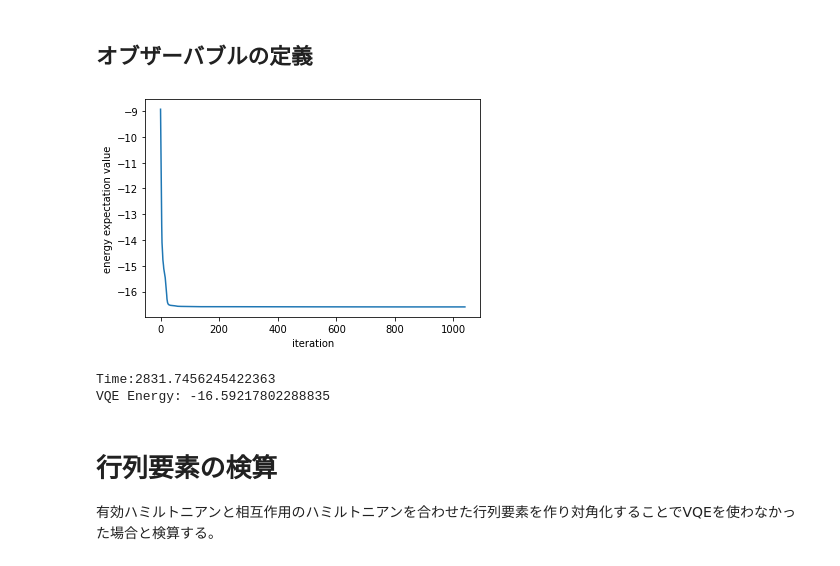
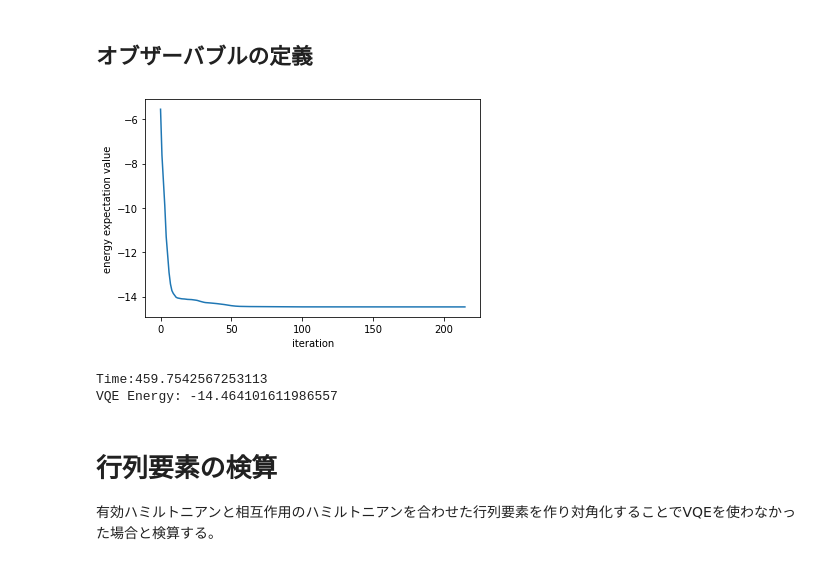
Before and after one commit to Noriaki416/DeepVQE, a Jupyter notebook: DeepVQE.ipynb, the cells around one changed output. Drawn from its saved outputs; the diff is of its cells as text; code cells hidden in the pictures.

```diff
--- a/DeepVQE.ipynb
+++ b/DeepVQE.ipynb
@@ -294,16 +435,18 @@ def get_projection(i, j, bit, K, sub_idx):
 # %%
 def get_local_basis_operator(psi1, psi2, K, sub_idx=0):
     bit_num = int(np.ceil(np.log2(K)))
-    op_list = []
+    coeff_op_list = []
     for i in range(bit_num):
-        op_list_temp = get_projection(int(psi1[i]), int(psi2[i]), i, K, sub_idx)
-        op_list.append(op_list_temp)
+        coeff_op_list_temp = get_projection(int(psi1[i]), int(psi2[i]), i, K, sub_idx)
+        coeff_op_list.append(coeff_op_list_temp)
     res = []
     for i in range(2):
         for j in range(2):
             for k in range(2):
-                coeff = op_list[0][i][0] * op_list[1][j][0] * op_list[2][k][0]
-                op = op_list[0][i][1] + " " +  op_list[1][j][1] + " " +  op_list[2][k][1]
+                #coeff = op_list[0][i][0] * op_list[1][j][0] * op_list[2][k][0]
+                #op = op_list[0][i][1] + " " +  op_list[1][j][1] + " " +  op_list[2][k][1]
+                coeff = coeff_op_list[0][i][0] * coeff_op_list[1][j][0] * coeff_op_list[2][k][0]
+                op = [coeff_op_list[0][i][1], coeff_op_list[1][j][1],  coeff_op_list[2][k][1]]
                 res.append((coeff, op))
     return res
 # %% [markdown]
@@ -363,12 +521,22 @@ len(V_eff_list)
 # %% [markdown]
 ## オブザーバブルの定義
-# %%
-n_bits = int(np.ceil(np.log2(K))) * 2
-observable = Observable(n_bits)
-for (coef, Pauli_string) in  H_eff_i_list:
-    observable.add_operator(coef, Pauli_string)
-for (coef, Pauli_string) in  V_eff_list:
-    observable.add_operator(coef, Pauli_string)
+# %%
+n_bits = int(np.ceil(np.log2(K))) * 2
+observable = Observable(n_bits)
+for (op_list, var_list), coeff in ham_eff.items():
+    #coeff_, op_list, var_list = contract_operators(op_list, var_list)
+    #print(coeff_)
+    Pauli_string = make_Pauli_string(op_list, var_list)
+    #observable.add_operator(coeff.real*coeff_, Pauli_string)
+    observable.add_operator(coeff.real, Pauli_string)
+
+var_list = [i for i in range(n_bits)]
+for op_list, coeff in v_eff.items():
+    #coeff_, op_list, var_list = contract_operators(op_list, var_list)
+    #print(coeff_)
+    Pauli_string = make_Pauli_string(op_list, var_list)
+    #print(op_list, Pauli_string)
+    observable.add_operator(coeff.real, Pauli_string)
 # %%
 def cost(phi):
     state = QuantumState(n_bits)
@@ -398,28 +582,28 @@ def make_ansatz_circuit(phi, n_bits, E, d=d):
     return circuit
 # %%
-n_params = n_bits*3*(d+1)
+n_params = len(E) * (3 + 4) * d
 np.random.seed(1111)
 cost_val = []
 phi = np.random.random(n_params)*2.0*np.pi
 #print(phi)
 callback(phi)
 start = time.time()
 #res = minimize(cost, phi, method='Powell', callback=callback)
 res = minimize(cost, phi, method='BFGS', callback=callback)
 end = time.time()
 
 plt.plot(cost_val)
 plt.xlabel("iteration")
 plt.ylabel("energy expectation value")
 plt.show()
 
-phi_opt = res.x
+phi_opt_new = res.x
 print("Time:{}".format(end-start))
-print("VQE Energy: {}".format(cost(phi_opt)))
+print("VQE Energy: {}".format(cost(phi_opt_new)))
 # %% [output]
-[figure, old version]
+[figure, new version]
-Time:2831.7456245422363
-VQE Energy: -16.59217802288835
+Time:459.7542567253113
+VQE Energy: -14.464101611986557
 # %% [markdown]
 # 行列要素の検算
 有効ハミルトニアンと相互作用のハミルトニアンを合わせた行列要素を作り対角化することでVQEを使わなかった場合と検算する。
```
Also changed, not shown: parts of 26 cells of this notebook.
